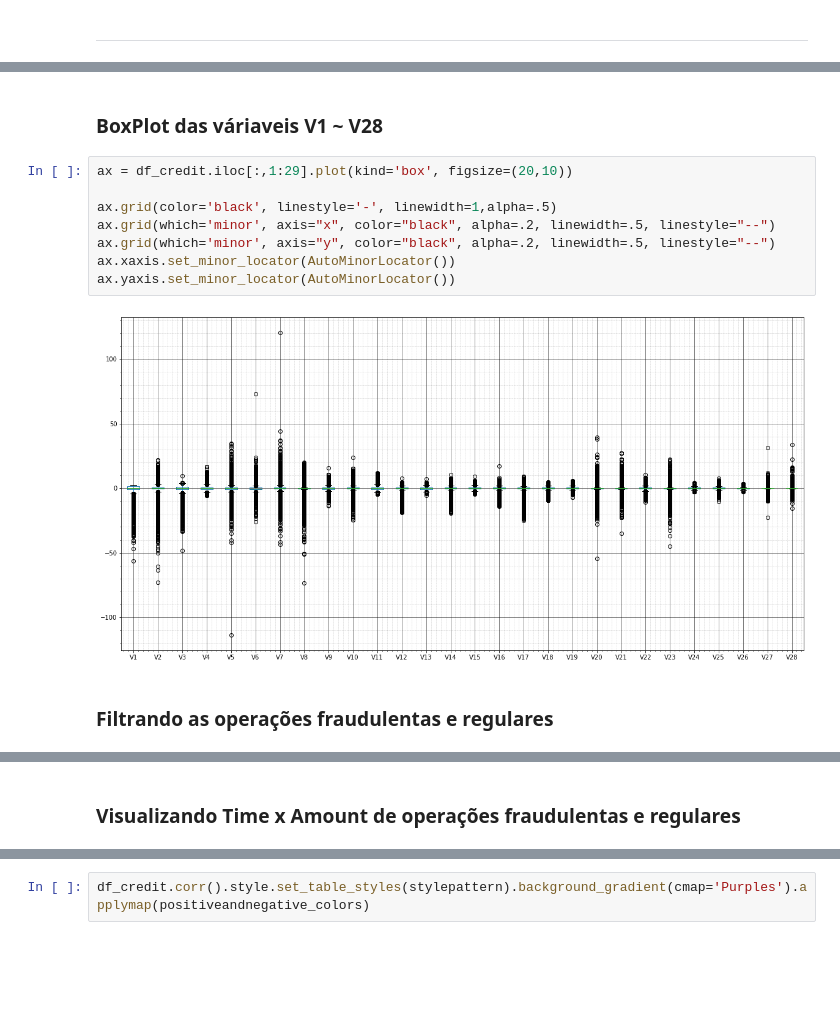
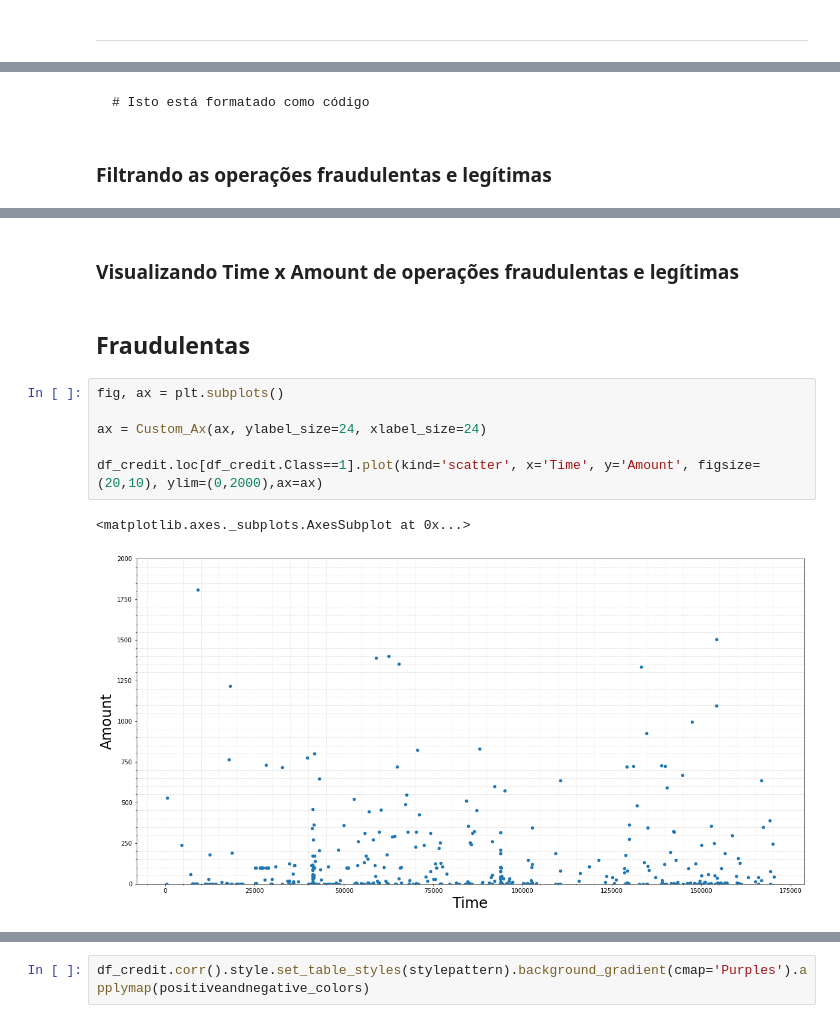
Before and after one commit to MarceloCapeletti/creditcard_fraud_detection, a Jupyter notebook: projeto_credit_card_fraud_detection.ipynb, the cells around one changed output, grey strips where cells are left out. Cells and saved outputs as stored; diff of their text form; blank space fills up the shorter version.

````diff
--- a/projeto_credit_card_fraud_detection.ipynb
+++ b/projeto_credit_card_fraud_detection.ipynb
@@ -191,17 +214,11 @@ for subplot in ax:
-# %% [markdown]
-### BoxPlot das váriaveis V1 ~ V28
-# %%
-ax = df_credit.iloc[:,1:29].plot(kind='box', figsize=(20,10))
-
-ax.grid(color='black', linestyle='-', linewidth=1,alpha=.5)
-ax.grid(which='minor', axis="x", color="black", alpha=.2, linewidth=.5, linestyle="--")
-ax.grid(which='minor', axis="y", color="black", alpha=.2, linewidth=.5, linestyle="--")
-ax.xaxis.set_minor_locator(AutoMinorLocator())
-ax.yaxis.set_minor_locator(AutoMinorLocator())
-# %% [output]
-[figure, removed]
+# %% [markdown]
+
+
+```
+# Isto está formatado como código
+```
 # %% [markdown]
-### Filtrando as operações fraudulentas e regulares
+### Filtrando as operações fraudulentas e legítimas
 # %%
 df_credit.loc[(df_credit["Class"] == 0)].describe()\
               .style.set_table_styles(stylepattern).applymap(positiveandnegative_colors) # Descrição do Dataframe filtrando operações fraudulentas
@@ -229,4 +246,15 @@ df_credit.loc[(df_credit.Class == 1)].describe()\
 | 75% | 128483.0000 | -0.4192 | 4.9713 | -2.2762 | 6.3487 | 0.2146 | -0.4132 | -0.9460 | 1.7649 | -0.7879 | -2.6142 | ... |
 | max | 170348.0000 | 2.1324 | 22.0577 | 2.2502 | 12.1147 | 11.0951 | 6.4741 | 5.8025 | 20.0072 | 3.3535 | 4.0314 | ... |
 # %% [markdown]
-### Visualizando Time x Amount de operações fraudulentas e regulares
+### Visualizando Time x Amount de operações fraudulentas e legítimas
+# %% [markdown]
+## **Fraudulentas**
+# %%
+fig, ax = plt.subplots()
+
+ax = Custom_Ax(ax, ylabel_size=24, xlabel_size=24)
+
+df_credit.loc[df_credit.Class==1].plot(kind='scatter', x='Time', y='Amount', figsize=(20,10), ylim=(0,2000),ax=ax)
+# %% [output]
+<matplotlib.axes._subplots.AxesSubplot at 0x...>
+[figure, added]
````
Also changed, not shown: parts of 28 cells of this notebook.
